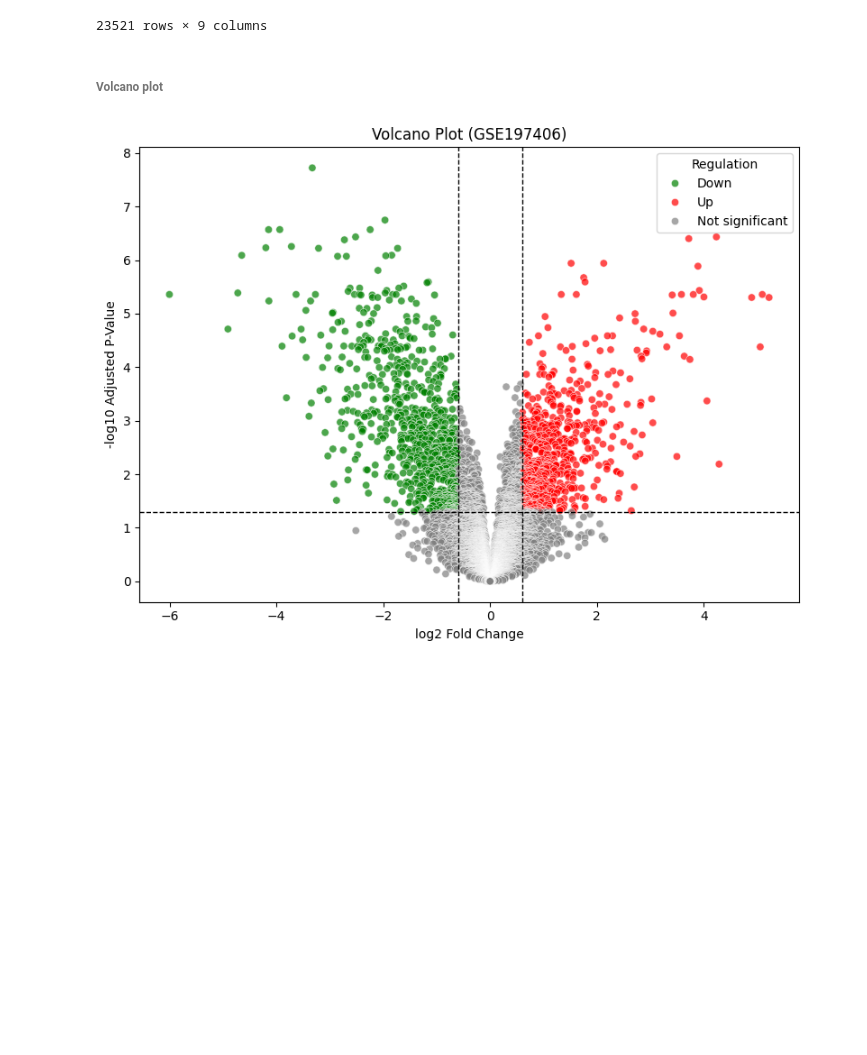
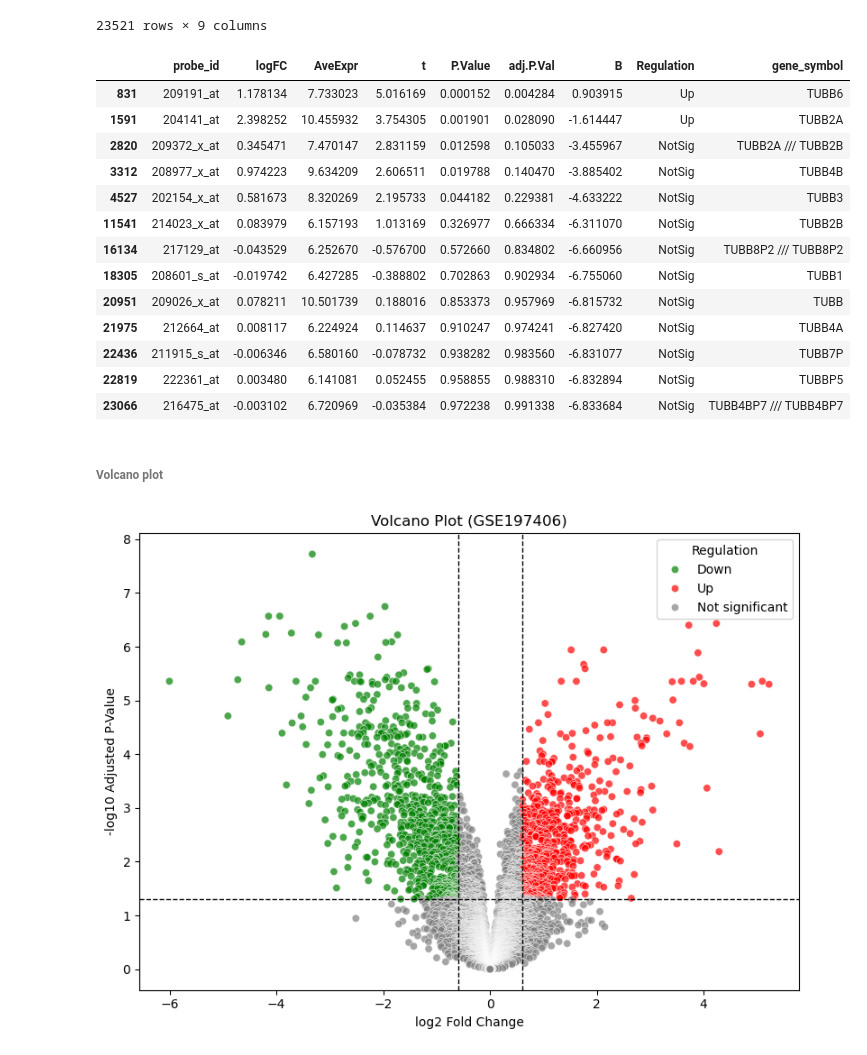
Before and after one commit to arunmhh/codeforytv, a Jupyter notebook: script/gse197406_pydegseq.ipynb, the cells around one changed output. Drawn from its saved outputs; the diff is of its cells as text; code cells hidden in the pictures; blank space fills up the shorter version.

```diff
--- a/script/gse197406_pydegseq.ipynb
+++ b/script/gse197406_pydegseq.ipynb
@@ -233,6 +288,25 @@ deg_annotated
 | 23519 | 209881_s_at | -2.428571e-05 | 7.094269 | -0.000359 | 9.997186e-01 | 9.997611e-01 | -6.834344 | NotSig | LAT |
 | 23520 | 1566251_at | -7.142857e-07 | 5.515845 | -0.000020 | 9.999840e-01 | 9.999840e-01 | -6.834344 | NotSig | SH3GL1P1 |
 23521 rows × 9 columns
+# %%
+deg_annotated[
+    deg_annotated['gene_symbol'].str.contains('TUBB', case=False, na=False)
+]
+# %% [output]
+|  | probe_id | logFC | AveExpr | t | P.Value | adj.P.Val | B | Regulation | gene_symbol |
+| 831 | 209191_at | 1.178134 | 7.733023 | 5.016169 | 0.000152 | 0.004284 | 0.903915 | Up | TUBB6 |
+| 1591 | 204141_at | 2.398252 | 10.455932 | 3.754305 | 0.001901 | 0.028090 | -1.614447 | Up | TUBB2A |
+| 2820 | 209372_x_at | 0.345471 | 7.470147 | 2.831159 | 0.012598 | 0.105033 | -3.455967 | NotSig | TUBB2A /// TUBB2B |
+| 3312 | 208977_x_at | 0.974223 | 9.634209 | 2.606511 | 0.019788 | 0.140470 | -3.885402 | NotSig | TUBB4B |
+| 4527 | 202154_x_at | 0.581673 | 8.320269 | 2.195733 | 0.044182 | 0.229381 | -4.633222 | NotSig | TUBB3 |
+| 11541 | 214023_x_at | 0.083979 | 6.157193 | 1.013169 | 0.326977 | 0.666334 | -6.311070 | NotSig | TUBB2B |
+| 16134 | 217129_at | -0.043529 | 6.252670 | -0.576700 | 0.572660 | 0.834802 | -6.660956 | NotSig | TUBB8P2 /// TUBB8P2 |
+| 18305 | 208601_s_at | -0.019742 | 6.427285 | -0.388802 | 0.702863 | 0.902934 | -6.755060 | NotSig | TUBB1 |
+| 20951 | 209026_x_at | 0.078211 | 10.501739 | 0.188016 | 0.853373 | 0.957969 | -6.815732 | NotSig | TUBB |
+| 21975 | 212664_at | 0.008117 | 6.224924 | 0.114637 | 0.910247 | 0.974241 | -6.827420 | NotSig | TUBB4A |
+| 22436 | 211915_s_at | -0.006346 | 6.580160 | -0.078732 | 0.938282 | 0.983560 | -6.831077 | NotSig | TUBB7P |
+| 22819 | 222361_at | 0.003480 | 6.141081 | 0.052455 | 0.958855 | 0.988310 | -6.832894 | NotSig | TUBBP5 |
+| 23066 | 216475_at | -0.003102 | 6.720969 | -0.035384 | 0.972238 | 0.991338 | -6.833684 | NotSig | TUBB4BP7 /// TUBB4BP7 |
 # %% [markdown]
 ###### Volcano plot ####
 # %%
```
Also changed, not shown: parts of 7 cells of this notebook, 2 other files.
